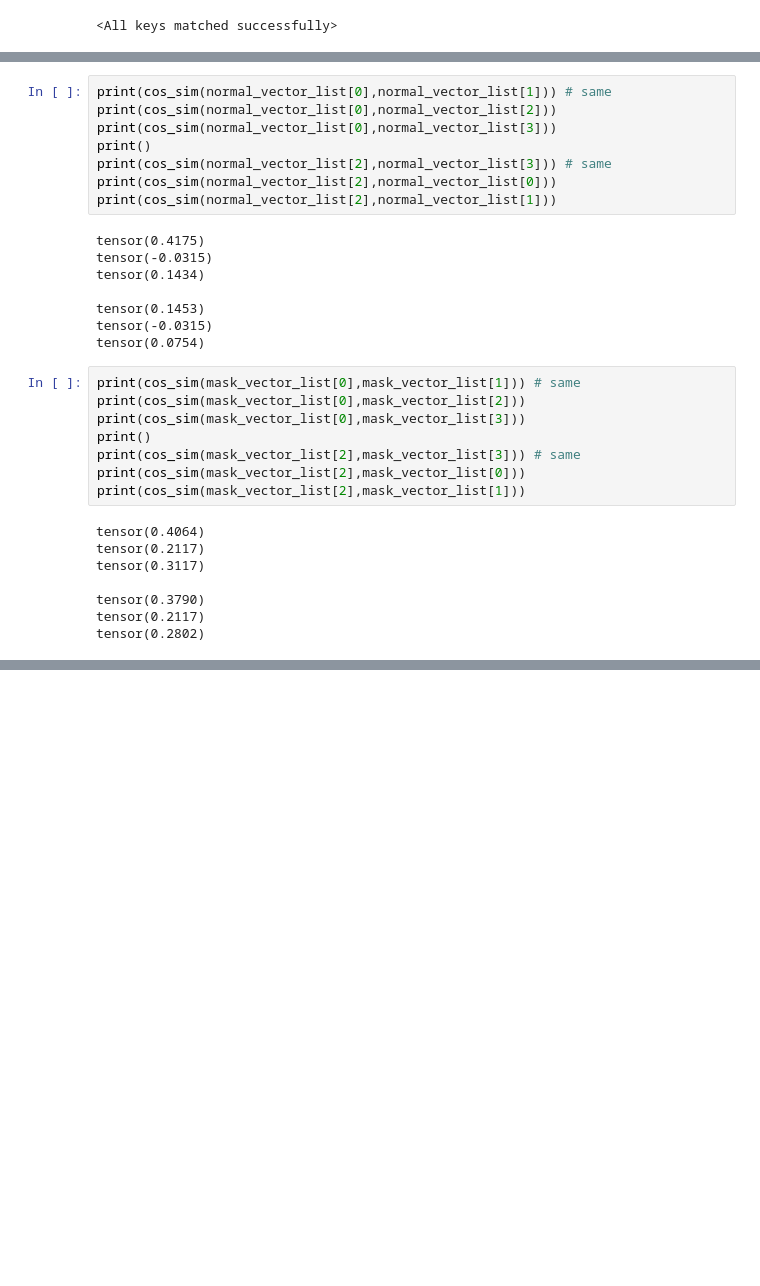
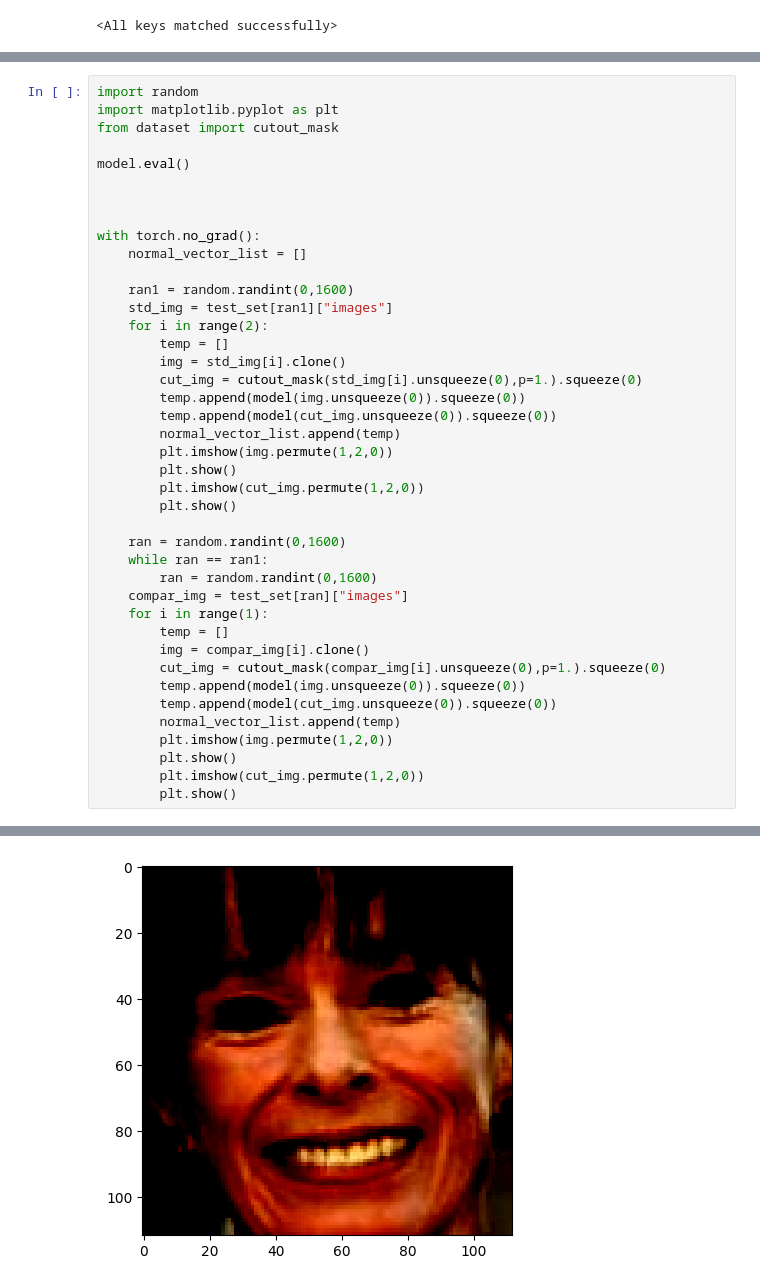
Before and after one commit to jaejungscene/Mask-Face-Verification-on-Web, a Jupyter notebook: train-and-experiment/test-trained-model.ipynb, the cells around one changed output, grey strips where cells are left out. Saved outputs shown, nothing was run; the diff lists cells and outputs as text; blank space fills up the shorter version.

Commit message:
grad-cam cutout

```diff
--- a/train-and-experiment/test-trained-model.ipynb
+++ b/train-and-experiment/test-trained-model.ipynb
@@ -395,32 +98,42 @@ Clipping input data to the valid range for imshow with RGB data ([0..1] for floa
-# %%
-print(cos_sim(normal_vector_list[0],normal_vector_list[1])) # same
-print(cos_sim(normal_vector_list[0],normal_vector_list[2]))
-print(cos_sim(normal_vector_list[0],normal_vector_list[3]))
-print()
-print(cos_sim(normal_vector_list[2],normal_vector_list[3])) # same
-print(cos_sim(normal_vector_list[2],normal_vector_list[0]))
-print(cos_sim(normal_vector_list[2],normal_vector_list[1]))
-# %% [output]
-tensor(0.4175)
-tensor(-0.0315)
-tensor(0.1434)
-
-tensor(0.1453)
-tensor(-0.0315)
-tensor(0.0754)
-# %%
-print(cos_sim(mask_vector_list[0],mask_vector_list[1])) # same
-print(cos_sim(mask_vector_list[0],mask_vector_list[2]))
-print(cos_sim(mask_vector_list[0],mask_vector_list[3]))
-print()
-print(cos_sim(mask_vector_list[2],mask_vector_list[3])) # same
-print(cos_sim(mask_vector_list[2],mask_vector_list[0]))
-print(cos_sim(mask_vector_list[2],mask_vector_list[1]))
-# %% [output]
-tensor(0.4064)
-tensor(0.2117)
-tensor(0.3117)
-
-tensor(0.3790)
-tensor(0.2117)
-tensor(0.2802)
+# %%
+import random
+import matplotlib.pyplot as plt
+from dataset import cutout_mask
+
+model.eval()
+
+
+
+with torch.no_grad():
+    normal_vector_list = []
+
+    ran1 = random.randint(0,1600)
+    std_img = test_set[ran1]["images"]
+    for i in range(2):
+        temp = []
+        img = std_img[i].clone()
+        cut_img = cutout_mask(std_img[i].unsqueeze(0),p=1.).squeeze(0)
+        temp.append(model(img.unsqueeze(0)).squeeze(0))
+        temp.append(model(cut_img.unsqueeze(0)).squeeze(0))
+        normal_vector_list.append(temp)
+        plt.imshow(img.permute(1,2,0))
+        plt.show()
+        plt.imshow(cut_img.permute(1,2,0))
+        plt.show()
+
+    ran = random.randint(0,1600)
+    while ran == ran1:
+        ran = random.randint(0,1600)
+    compar_img = test_set[ran]["images"]
+    for i in range(1):
+        temp = []
+        img = compar_img[i].clone()
+        cut_img = cutout_mask(compar_img[i].unsqueeze(0),p=1.).squeeze(0)
+        temp.append(model(img.unsqueeze(0)).squeeze(0))
+        temp.append(model(cut_img.unsqueeze(0)).squeeze(0))
+        normal_vector_list.append(temp)
+        plt.imshow(img.permute(1,2,0))
+        plt.show()
+        plt.imshow(cut_img.permute(1,2,0))
+        plt.show()
+# %% [output]
@@ -426,0 +141 @@ tensor(0.2802)
+[figure, added]
```
Also changed, not shown: parts of 11 cells of this notebook, 8 other files.
